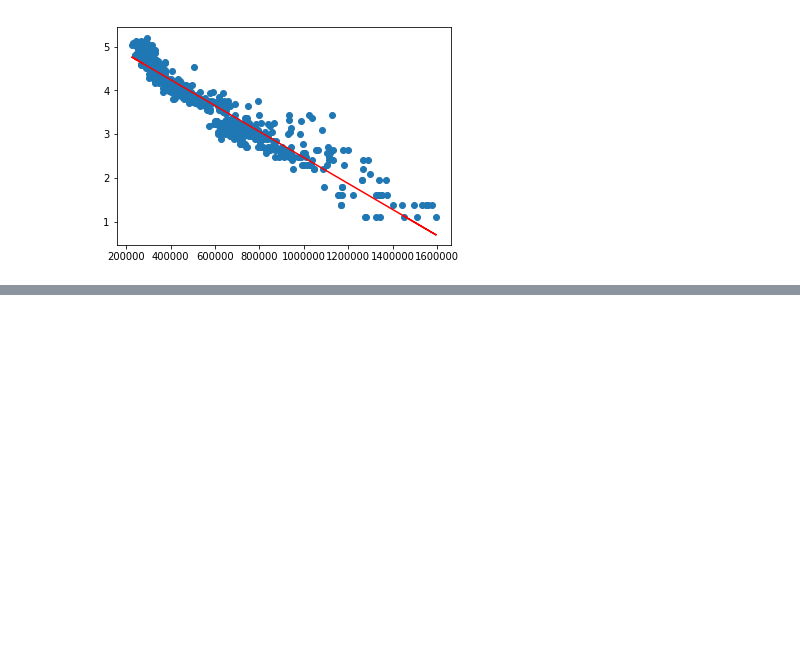
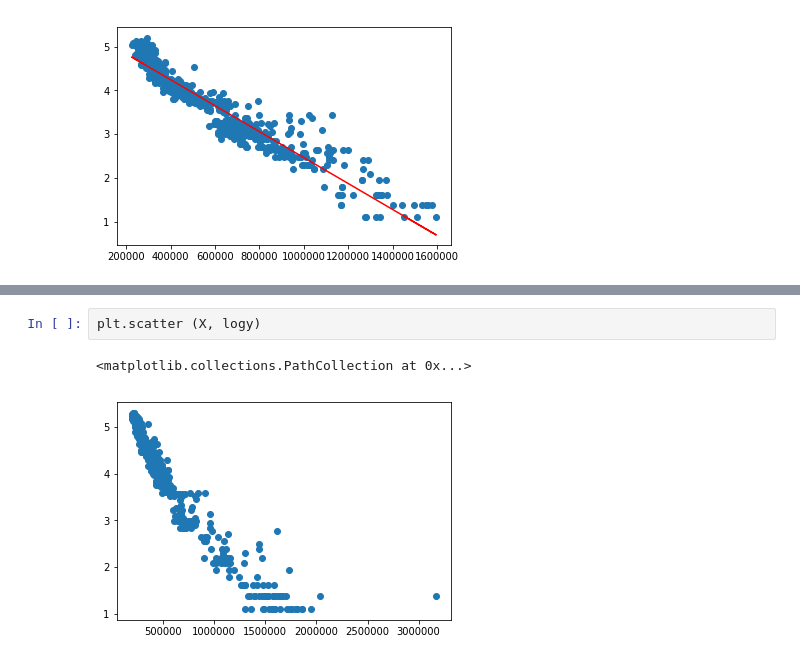
Before and after one commit to suneric98/Crescendo, a Jupyter notebook: data/exploration-linear_regression3.ipynb, the cells around one changed output, grey strips where cells are left out. Saved outputs shown, nothing was run; the diff lists cells and outputs as text; blank space fills up the shorter version.

```diff
--- a/data/exploration-linear_regression3.ipynb
+++ b/data/exploration-linear_regression3.ipynb
@@ -533,0 +357,5 @@ plt.show()
+# %%
+plt.scatter (X, logy)
+# %% [output]
+<matplotlib.collections.PathCollection at 0x...>
+[figure, added]
```
Also changed, not shown: parts of 30 cells of this notebook, 1 other file.
